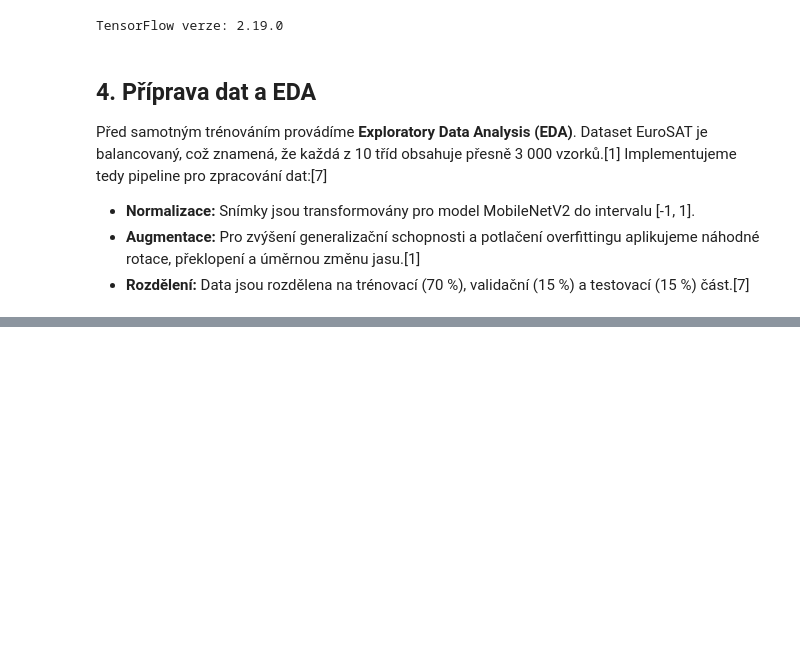
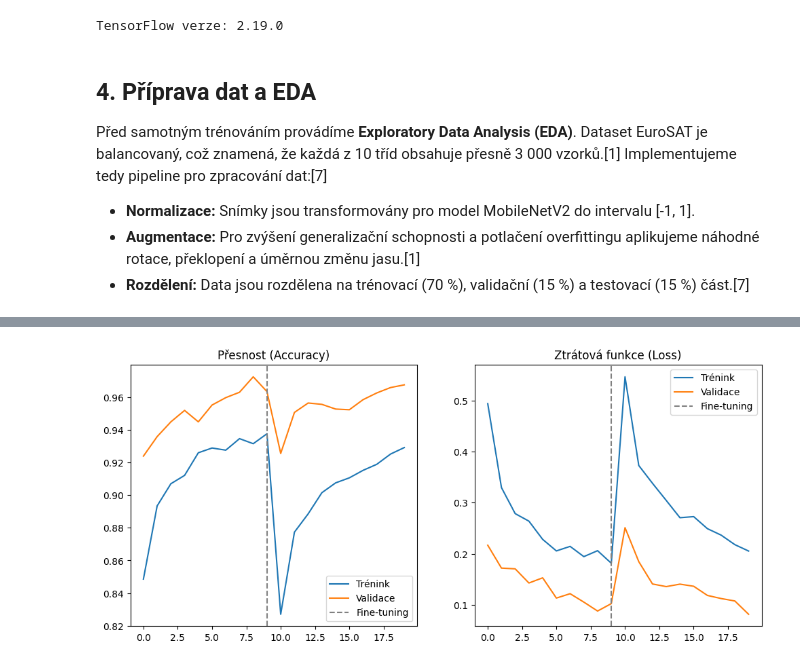
Before and after one commit to ard0p8v/KSU2_SatelliteImageClassification, a Jupyter notebook: SatelliteImageClassification.ipynb, the cells around one changed output, grey strips where cells are left out. Cells and saved outputs as stored; diff of their text form; code cells hidden in the pictures; blank space fills up the shorter version.

Commit message:
model training, evaluation

```diff
--- a/SatelliteImageClassification.ipynb
+++ b/SatelliteImageClassification.ipynb
@@ -91,5 +91,10 @@ ds_train_raw = full_ds.take(n_train)
 ds_val_raw   = full_ds.skip(n_train).take(n_val)
 ds_test_raw  = full_ds.skip(n_train + n_val)
 
+sample_images, sample_labels = [], []
+for img, lbl in ds_test_raw.take(12):
+    sample_images.append(img.numpy())
+    sample_labels.append(lbl.numpy())
+
 print(f"Trénovací: {n_train} | Validační: {n_val} | Testovací: {n - n_train - n_val}")
 # %% [output]
@@ -103,0 +299,81 @@ Trénovací: 11340 | Validační: 2430 | Testovací: 2430
+# %%
+from sklearn.metrics import classification_report, confusion_matrix
+import seaborn as sns
+
+# 1. Vizualizace průběhu tréninku (Loss a Accuracy)
+acc = history1.history['accuracy'] + history2.history['accuracy']
+val_acc = history1.history['val_accuracy'] + history2.history['val_accuracy']
+loss = history1.history['loss'] + history2.history['loss']
+val_loss = history1.history['val_loss'] + history2.history['val_loss']
+
+plt.figure(figsize=(12, 5))
+plt.subplot(1, 2, 1)
+plt.plot(acc, label='Trénink')
+plt.plot(val_acc, label='Validace')
+plt.axvline(x=len(history1.history['accuracy'])-1, color='grey', linestyle='--', label='Fine-tuning')
+plt.title('Přesnost (Accuracy)')
+plt.legend()
+
+plt.subplot(1, 2, 2)
+plt.plot(loss, label='Trénink')
+plt.plot(val_loss, label='Validace')
+plt.axvline(x=len(history1.history['accuracy'])-1, color='grey', linestyle='--', label='Fine-tuning')
+plt.title('Ztrátová funkce (Loss)')
+plt.legend()
+plt.show()
+
+# 2. Predikce na testovací sadě a Confusion Matrix
+y_true, y_pred = [], []
+for img, lbl in ds_test:
+    p = model.predict(img, verbose=0)
+    y_true.extend(lbl.numpy())
+    y_pred.extend(np.argmax(p, axis=1))
+
+print("\nClassification Report:")
+print(classification_report(y_true, y_pred, target_names=CLASS_NAMES))
+
+cm = confusion_matrix(y_true, y_pred)
+plt.figure(figsize=(10, 8))
+sns.heatmap(cm, annot=True, fmt='d', cmap='Blues', xticklabels=CLASS_NAMES, yticklabels=CLASS_NAMES)
+plt.xlabel('Predikce')
+plt.ylabel('Skutečnost')
+plt.title('Matice záměn')
+plt.show()
+
+# ── UKÁZKOVÉ PREDIKCE ────────────────────────────────────────────────────────
+# Vizualizace 12 snímků z testovací sady s predikovanou třídou
+# Zelený titulek = správná klasifikace | Červený = chybná klasifikace
+
+fig, axes = plt.subplots(3, 4, figsize=(14, 8))
+fig.suptitle(
+    "Ukázkové predikce — EuroSAT testovací sada\n"
+    "P = predikce | S = skutečný štítek | % = jistota (Softmax)",
+    fontsize=11
+)
+
+for i, ax in enumerate(axes.flat):
+    img_raw = sample_images[i]                          # původní 64×64 px snímek
+    true_lbl = sample_labels[i]
+
+    # předzpracování pro model (resize + normalizace)
+    img_proc = tf.keras.applications.mobilenet_v2.preprocess_input(
+        tf.cast(tf.image.resize(img_raw, [96, 96]), tf.float32)
+    )
+    pred = model.predict(img_proc[np.newaxis, ...], verbose=0)[0]
+    pred_lbl = np.argmax(pred)
+    confidence = np.max(pred)
+
+    ax.imshow(img_raw.astype(np.uint8))
+    color = "green" if pred_lbl == true_lbl else "red"
+    ax.set_title(
+        f"P: {CLASS_NAMES[pred_lbl]}\n"
+        f"S: {CLASS_NAMES[true_lbl]}\n"
+        f"Jistota: {confidence*100:.1f} %",
+        fontsize=7.5, color=color
+    )
+    ax.axis("off")
+
+plt.tight_layout()
+plt.show()
+# %% [output]
+[figure, added]
```
Also changed, not shown: parts of 9 cells of this notebook.
